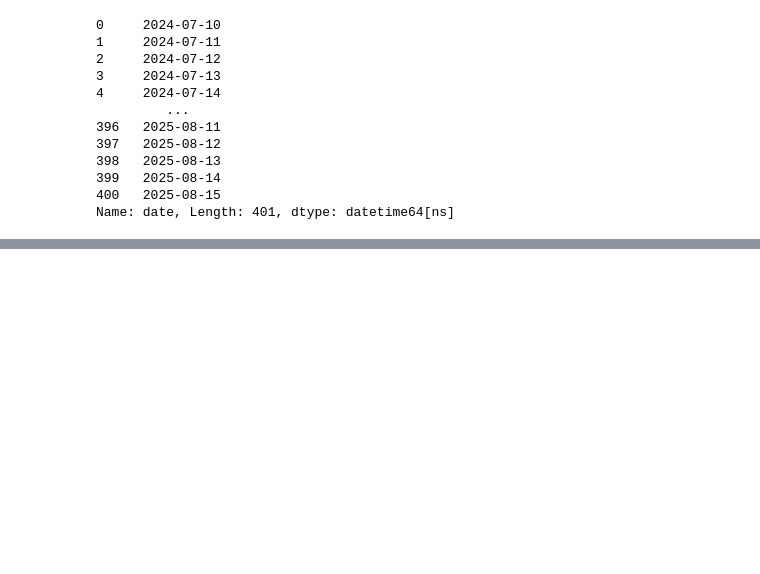
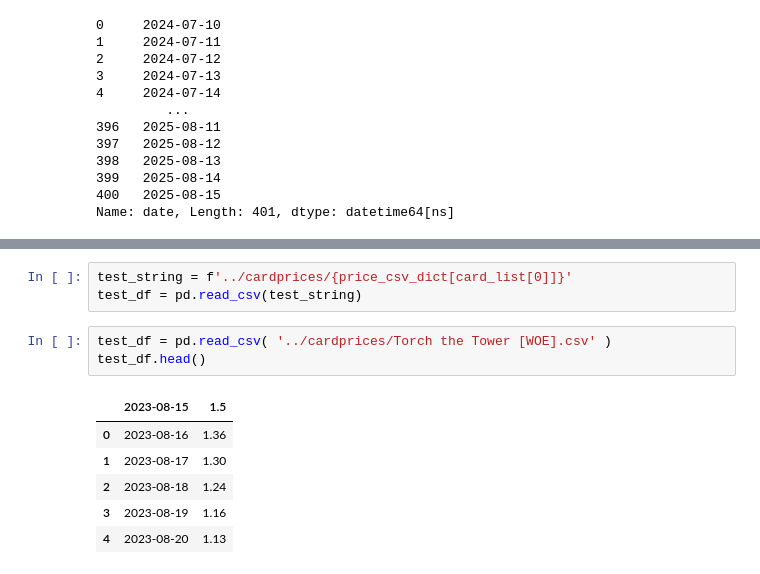
Before and after one commit to william-wilhoite/mtg-tournament-expenses, a Jupyter notebook: main.ipynb, the cells around one changed output, grey strips where cells are left out. Cells and saved outputs as stored; diff of their text form; blank space fills up the shorter version.

```diff
--- a/main.ipynb
+++ b/main.ipynb
@@ -197,0 +250,13 @@ price_csv_dict
+# %%
+test_string = f'../cardprices/{price_csv_dict[card_list[0]]}'
+test_df = pd.read_csv(test_string)
+# %%
+test_df = pd.read_csv( '../cardprices/Torch the Tower [WOE].csv' )
+test_df.head()
+# %% [output]
+|  | 2023-08-15 | 1.5 |
+| 0 | 2023-08-16 | 1.36 |
+| 1 | 2023-08-17 | 1.30 |
+| 2 | 2023-08-18 | 1.24 |
+| 3 | 2023-08-19 | 1.16 |
+| 4 | 2023-08-20 | 1.13 |
```
Also changed, not shown: parts of 27 cells of this notebook, 3 other files.
